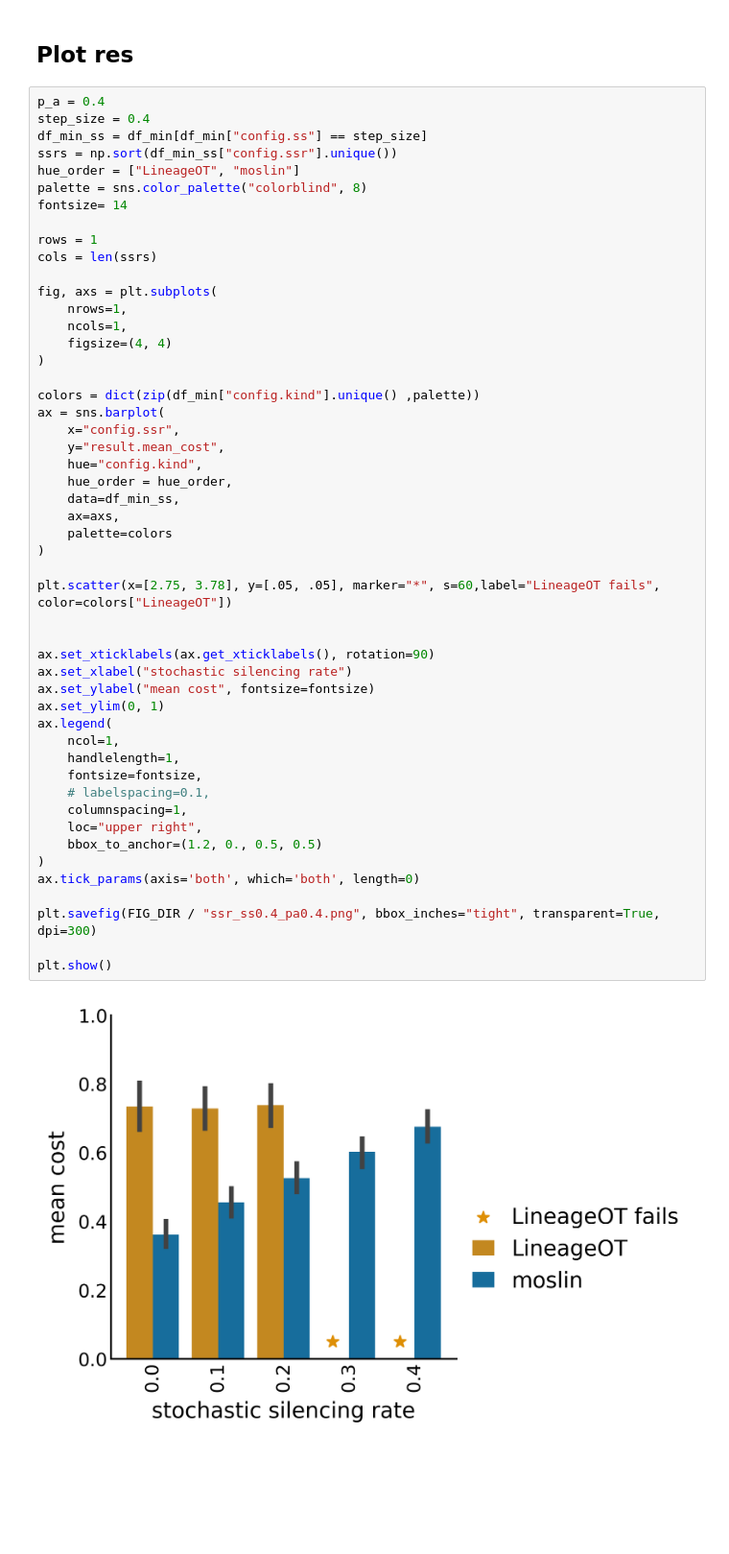
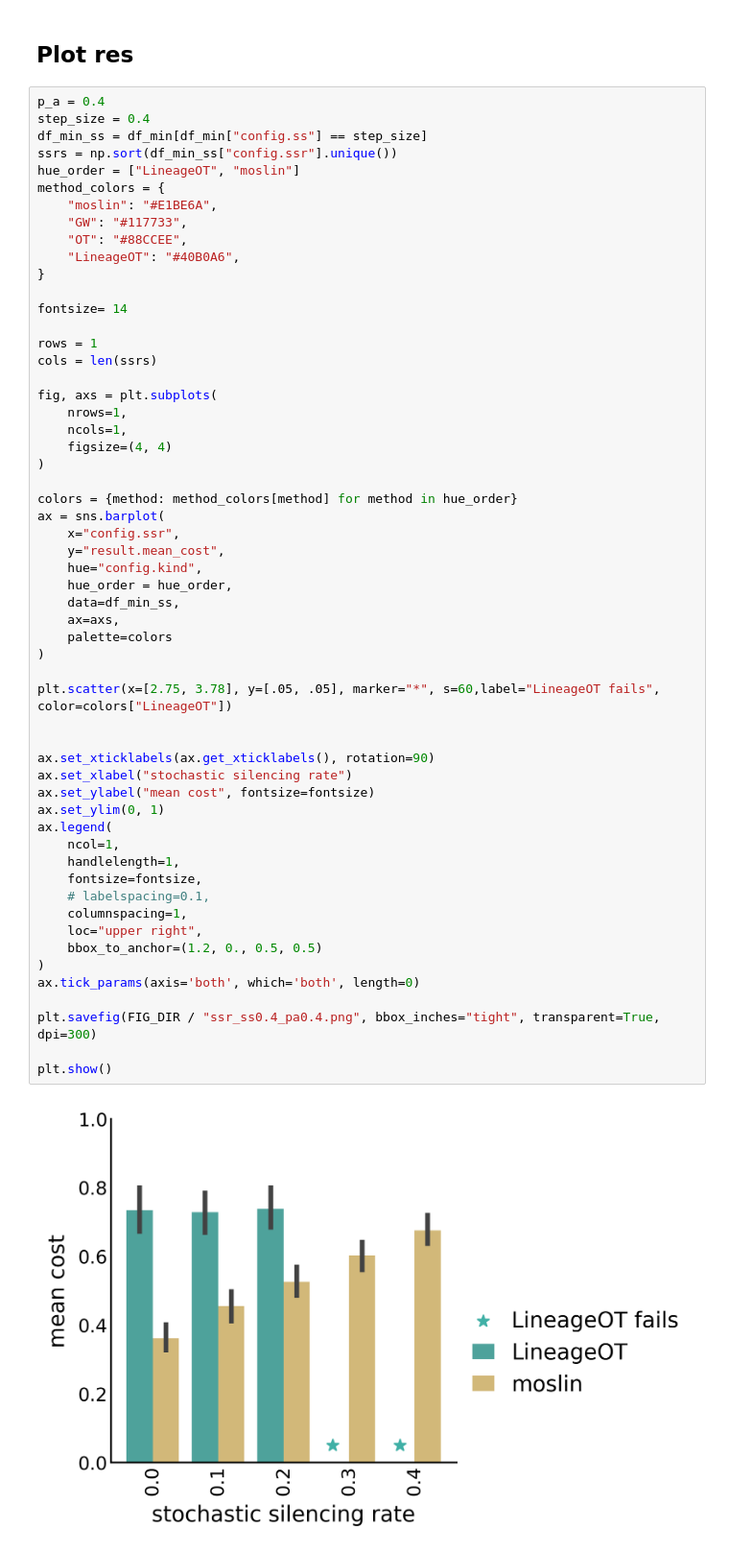
Before and after one commit to theislab/moslin, a Jupyter notebook: analysis/simulations/pan_tedsim/ZP_2023-04-02_tedsim_analysis.ipynb, the cells around one changed output. Shown at 96% size. Cells and saved outputs as stored; diff of their text form; blank space fills up the shorter version.

```diff
--- a/analysis/simulations/pan_tedsim/ZP_2023-04-02_tedsim_analysis.ipynb
+++ b/analysis/simulations/pan_tedsim/ZP_2023-04-02_tedsim_analysis.ipynb
@@ -129,7 +129,13 @@ step_size = 0.4
 df_min_ss = df_min[df_min["config.ss"] == step_size]
 ssrs = np.sort(df_min_ss["config.ssr"].unique())
 hue_order = ["LineageOT", "moslin"]
-palette = sns.color_palette("colorblind", 8)
+method_colors = {
+    "moslin": "#E1BE6A",
+    "GW": "#117733",
+    "OT": "#88CCEE",
+    "LineageOT": "#40B0A6",
+}
+
 fontsize= 14
 
 rows = 1
@@ -141,37 +147,37 @@ fig, axs = plt.subplots(
     figsize=(4, 4)
 )
 
-colors = dict(zip(df_min["config.kind"].unique() ,palette))
+colors = {method: method_colors[method] for method in hue_order}
 ax = sns.barplot(
     x="config.ssr",
     y="result.mean_cost",
     hue="config.kind",
     hue_order = hue_order,
     data=df_min_ss,
     ax=axs,
     palette=colors
 )
 
 plt.scatter(x=[2.75, 3.78], y=[.05, .05], marker="*", s=60,label="LineageOT fails", color=colors["LineageOT"])
 
 
 ax.set_xticklabels(ax.get_xticklabels(), rotation=90)
 ax.set_xlabel("stochastic silencing rate")
 ax.set_ylabel("mean cost", fontsize=fontsize)
 ax.set_ylim(0, 1)
 ax.legend(
     ncol=1,
     handlelength=1,
     fontsize=fontsize,
     # labelspacing=0.1,
     columnspacing=1,
     loc="upper right",
     bbox_to_anchor=(1.2, 0., 0.5, 0.5)
 )
 ax.tick_params(axis='both', which='both', length=0)
 
 plt.savefig(FIG_DIR / "ssr_ss0.4_pa0.4.png", bbox_inches="tight", transparent=True, dpi=300)
 
 plt.show()
 # %% [output]
-[figure, old version]
+[figure, new version]
```
Also changed, not shown: parts of 1 cell of this notebook, 9 other files.
